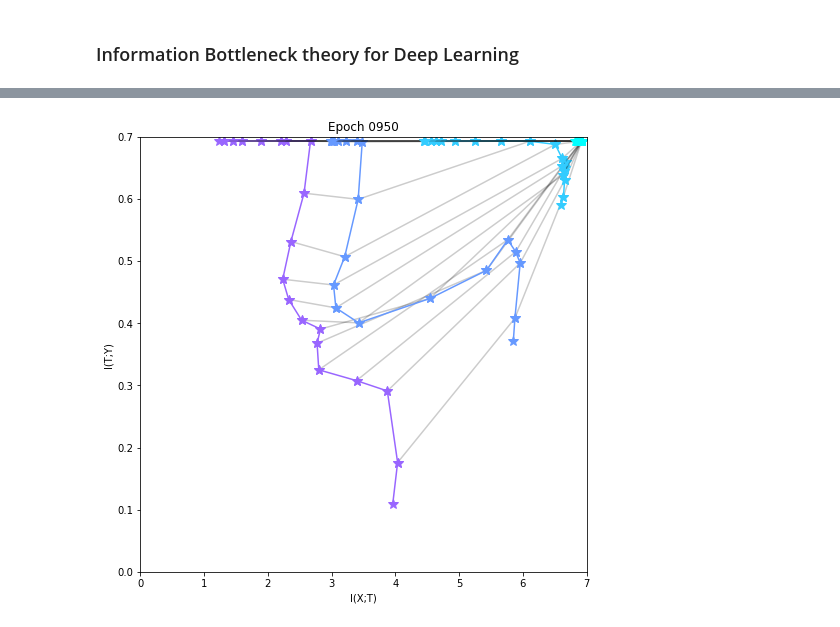
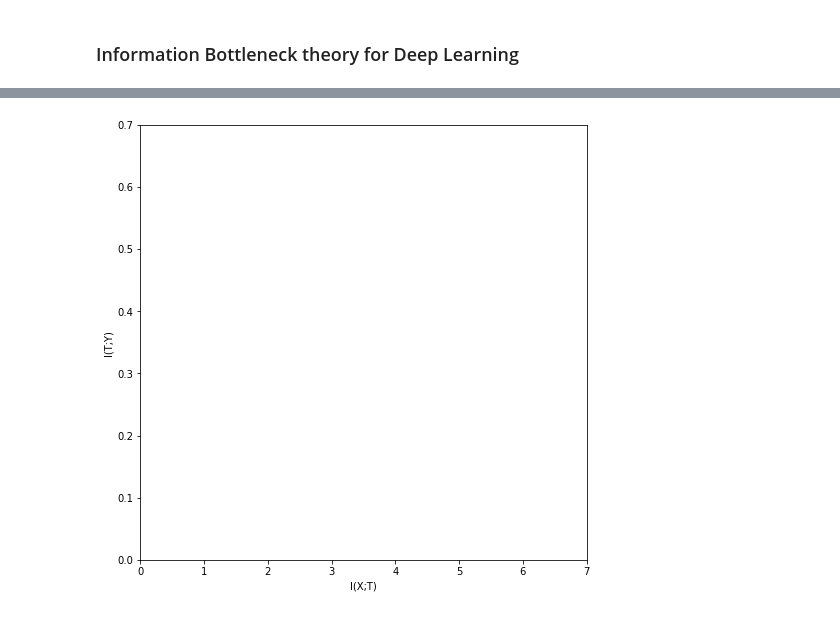
Before and after one commit to exitudio/InformationBottleneck, a Jupyter notebook: Information Bottleneck Hidden Layer.ipynb, the cells around one changed output, grey strips where cells are left out. Cells and saved outputs as stored; diff of their text form; code cells hidden in the pictures.

```diff
--- a/Information Bottleneck Hidden Layer.ipynb
+++ b/Information Bottleneck Hidden Layer.ipynb
@@ -206,12 +206,12 @@ def animate(i):
 # %%
 fig, ax = plt.subplots(figsize=(8,8))
 ax.set_xlim((0,7))
 ax.set_ylim((0.,0.7))
 ax.set_xlabel('I(X;T)')
 ax.set_ylabel('I(T;Y)')
 title = ax.set_title('')
-for i in range(1,len(mi_xt_all)):
-    animate(i)
+# for i in range(1,len(mi_xt_all)):
+#     animate(i)
 # animate(9)
 # %% [output]
-[figure, old version]
+[figure, new version]
```
Also changed, not shown: parts of 2 cells of this notebook.
